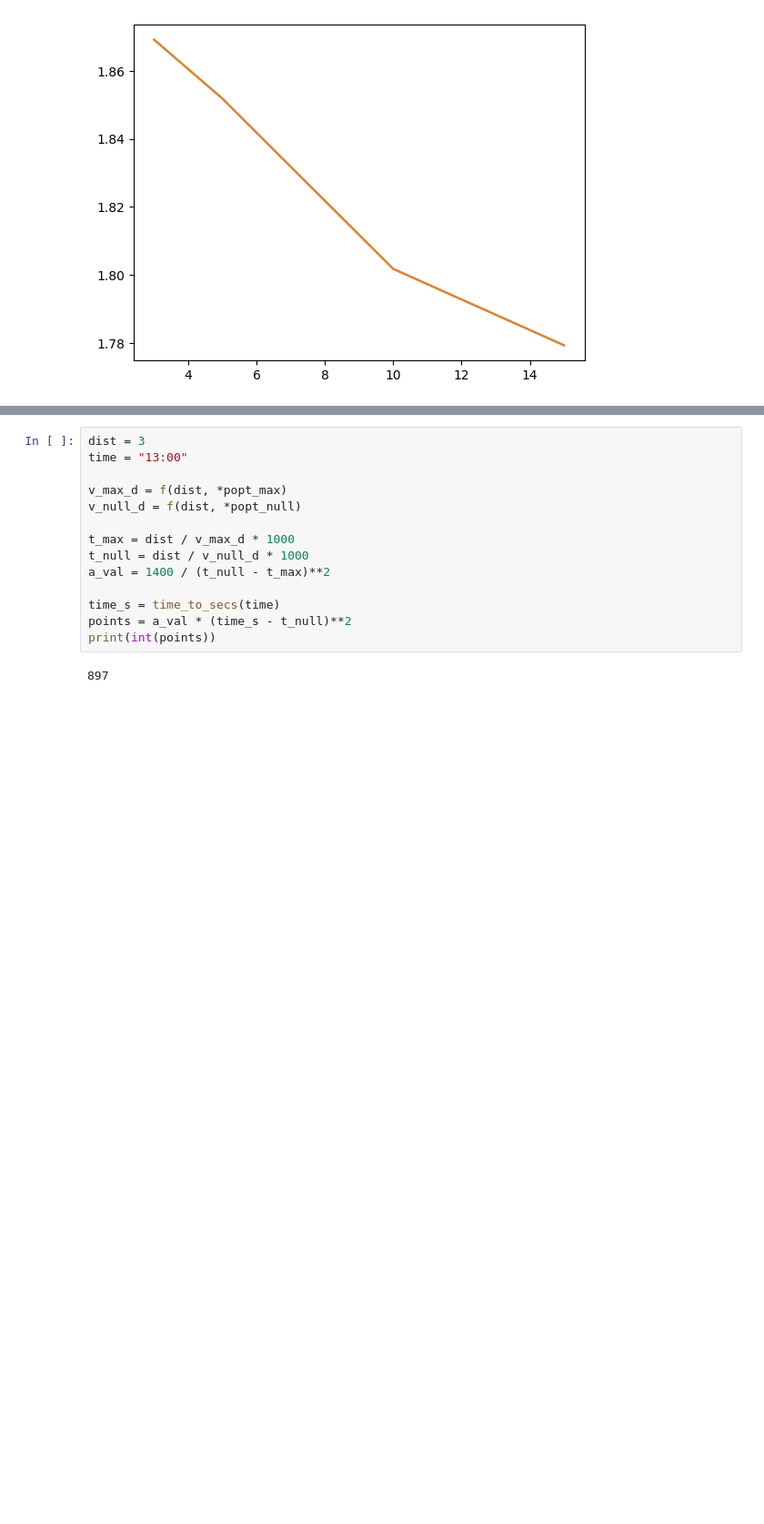
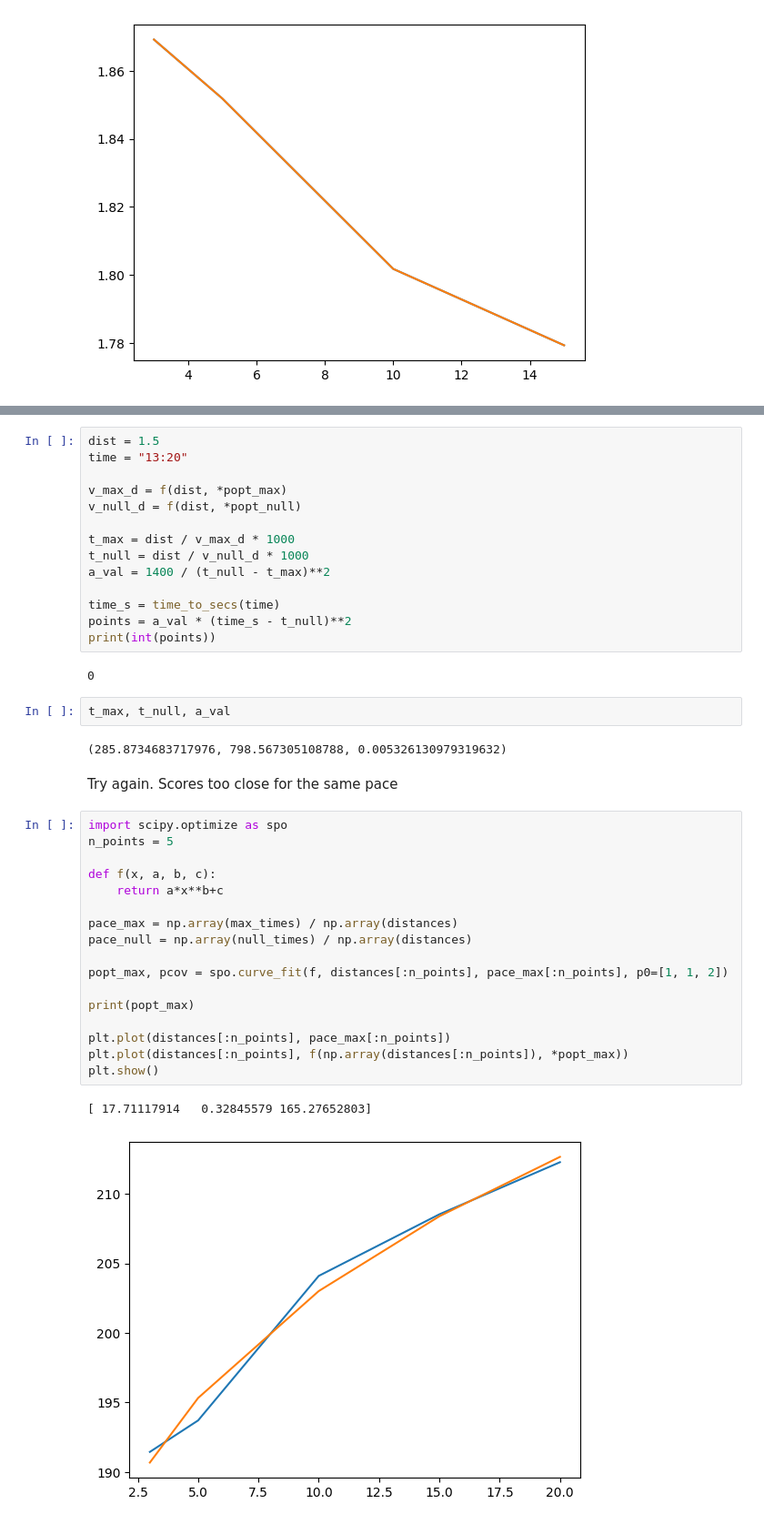
Before and after one commit to TWilson05/IAAF_Points, a Jupyter notebook: code_workbook.ipynb, the cells around one changed output, grey strips where cells are left out. Shown at 91% size. Drawn from its saved outputs; the diff is of its cells as text; blank space fills up the shorter version.

```diff
--- a/code_workbook.ipynb
+++ b/code_workbook.ipynb
@@ -376,6 +376,6 @@ plt.show()
 # %%
-dist = 3
-time = "13:00"
+dist = 1.5
+time = "13:20"
 
 v_max_d = f(dist, *popt_max)
 v_null_d = f(dist, *popt_null)
@@ -388,4 +388,30 @@ time_s = time_to_secs(time)
 points = a_val * (time_s - t_null)**2
 print(int(points))
 # %% [output]
-897
+0
+# %%
+t_max, t_null, a_val
+# %% [output]
+(285.8734683717976, 798.567305108788, 0.005326130979319632)
+# %% [markdown]
+Try again. Scores too close for the same pace
+# %%
+import scipy.optimize as spo
+n_points = 5
+
+def f(x, a, b, c):
+    return a*x**b+c
+
+pace_max = np.array(max_times) / np.array(distances)
+pace_null = np.array(null_times) / np.array(distances)
+
+popt_max, pcov = spo.curve_fit(f, distances[:n_points], pace_max[:n_points], p0=[1, 1, 2])
+
+print(popt_max)
+
+plt.plot(distances[:n_points], pace_max[:n_points])
+plt.plot(distances[:n_points], f(np.array(distances[:n_points]), *popt_max))
+plt.show()
+# %% [output]
+[ 17.71117914   0.32845579 165.27652803]
+[figure, added]
```
Also changed, not shown: parts of 16 cells of this notebook, 3 other files.
